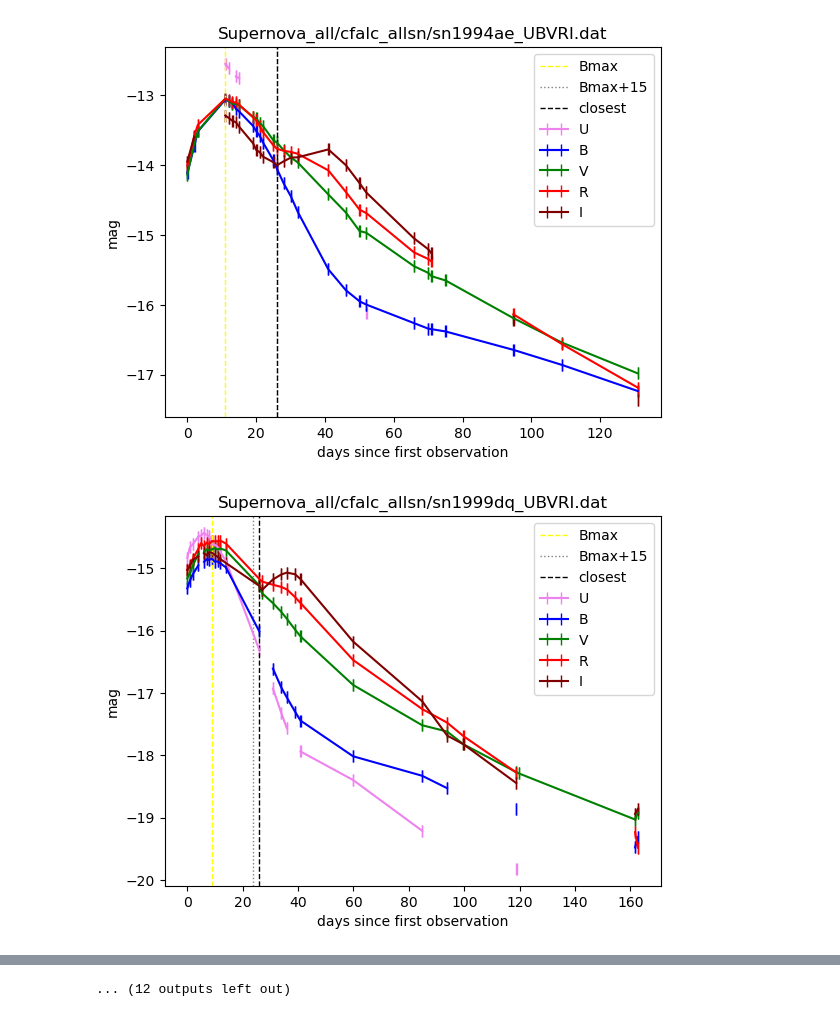
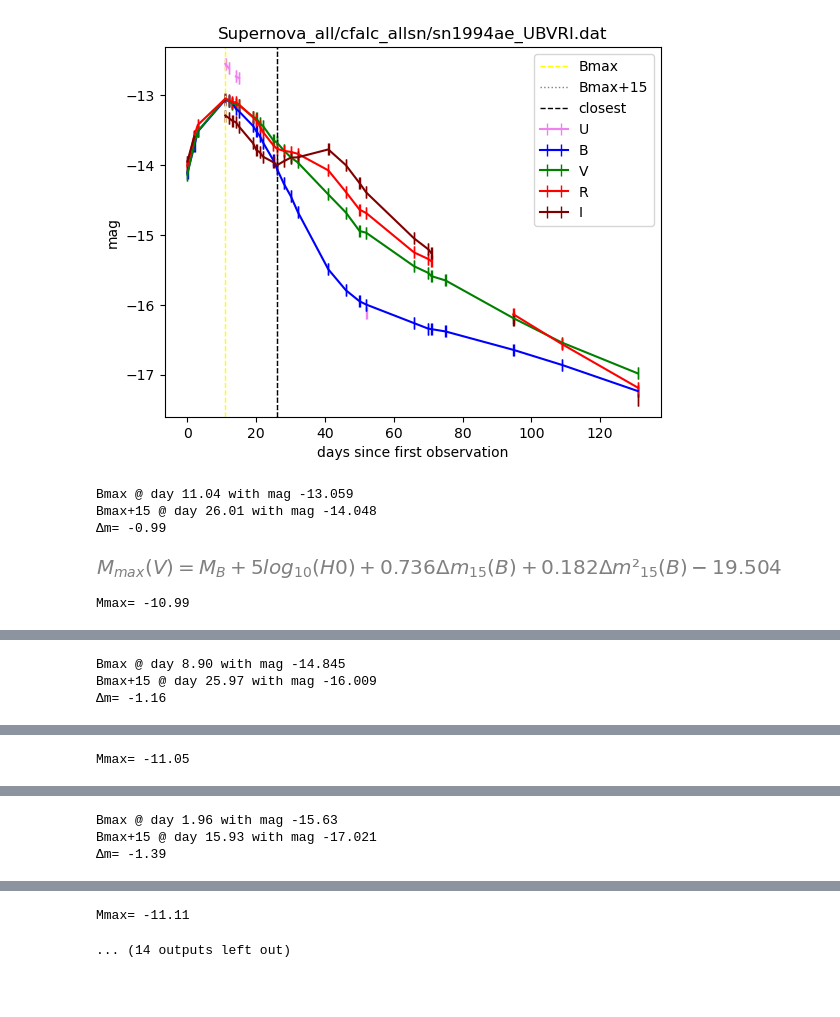
Before and after one commit to ThomasSchallar/statistics, a Jupyter notebook: SNIa.ipynb, the cells around one changed output, grey strips where cells are left out. Cells and saved outputs as stored; diff of their text form; code cells hidden in the pictures; blank space fills up the shorter version.

```diff
--- a/SNIa.ipynb
+++ b/SNIa.ipynb
@@ -2,8 +2,17 @@
 import pandas as pd
 import matplotlib.pyplot as plt
 import glob
+import math
+from sympy import symbols, Eq, init_printing
 
 filters= [["U", "violet"], ["B", "blue"], ["V", "green"], ["R", "red"], ["I", "#800000"]]
+
+H0=65
+
+init_printing()
+M, M_B, delta_m_15, delta_m2_15, logH0 = symbols('M_{max}(V) M_B Δm_{15}(B) Δm²_{15}(B) log_{10}(H0)')
+phillips_eq = Eq(M, ( M_B + 0.736 * delta_m_15 + 0.182 * delta_m2_15 ) + 5 * logH0 - 19.504 )
+
 
 for file in glob.glob("Supernova_all/cfalc_allsn/*_UBVRI.dat"):
     try:
@@ -20,33 +29,54 @@ for file in glob.glob("Supernova_all/cfalc_allsn/*_UBVRI.dat"):
             # convert HJD to days from first observation
             df["HJD"]-= df["HJD"].iat[0]
 
             # correct mag to -mag
             for filter, color in filters:
                 df[filter]= -df[filter]
 
             # plot light curves for each filter
             for filter, color in filters:
                 plt.errorbar(df["HJD"].values, df[filter].values, label=filter, color=color, xerr=df[filter+"err"].values, capsize=4)
 
             max_index= df["B"].idxmax()
             max_day=df["HJD"].iat[max_index]
             max_day15=max_day+15
             closest_index=(df["HJD"]-max_day15).abs().idxmin()
             closest_day=df["HJD"].iat[closest_index]
             plt.axvline(x=max_day, color='yellow', linestyle='--', linewidth=1, label='Bmax')
             plt.axvline(x=max_day15, color='grey', linestyle='dotted', linewidth=1, label='Bmax+15')
             plt.axvline(x=closest_day, color='black', linestyle='--', linewidth=1, label='closest')
 
             plt.title(file)
             plt.xlabel("days since first observation")
             plt.ylabel("mag")
             plt.legend()
 
             # show the plot
             plt.show()
 
-    except Exception as e:
-        print(f"{file} ignored due to error: {e}")
+            # print our findings
+            max_mag=df["B"].iat[max_index]
+            day15_mag=df["B"].iat[closest_index]
+            delta_mag=day15_mag-max_mag
+            print(f"Bmax @ day {max_day:.2f} with mag {max_mag}")
+            print(f"Bmax+15 @ day {closest_day:.2f} with mag {day15_mag}")
+            print(f"Δm= {delta_mag:.2f}")
+
+            display(phillips_eq)
+#            print(pretty(phillips_eq, use_unicode=True))
+
+            M_max= -19.504 + 0.736*delta_mag + 0.182*delta_mag*delta_mag + 5*math.log10(H0)
+            print(f"Mmax(V)= {M_max:.2f}")
+
+    except Exception as oops:
+        print(f"{file} ignored due to error: {oops}")
+
+    print()
+    print()
 # %% [output]
 [figure]
+Bmax @ day 11.04 with mag -13.059
+Bmax+15 @ day 26.01 with mag -14.048
+Δm= -0.99
-[figure, old version]
+[figure, new version]
+Mmax= -10.99
@@ -53,0 +84,3 @@ for file in glob.glob("Supernova_all/cfalc_allsn/*_UBVRI.dat"):
+Bmax @ day 8.90 with mag -14.845
+Bmax+15 @ day 25.97 with mag -16.009
+Δm= -1.16
@@ -54,0 +88 @@ for file in glob.glob("Supernova_all/cfalc_allsn/*_UBVRI.dat"):
+Mmax= -11.05
@@ -55,0 +90,3 @@ for file in glob.glob("Supernova_all/cfalc_allsn/*_UBVRI.dat"):
+Bmax @ day 1.96 with mag -15.63
+Bmax+15 @ day 15.93 with mag -17.021
+Δm= -1.39
@@ -63 +94,2 @@ for file in glob.glob("Supernova_all/cfalc_allsn/*_UBVRI.dat"):
-... (12 outputs left out)
+Mmax= -11.11
+... (14 outputs left out)
```
Also changed, not shown: parts of 1 cell of this notebook.
